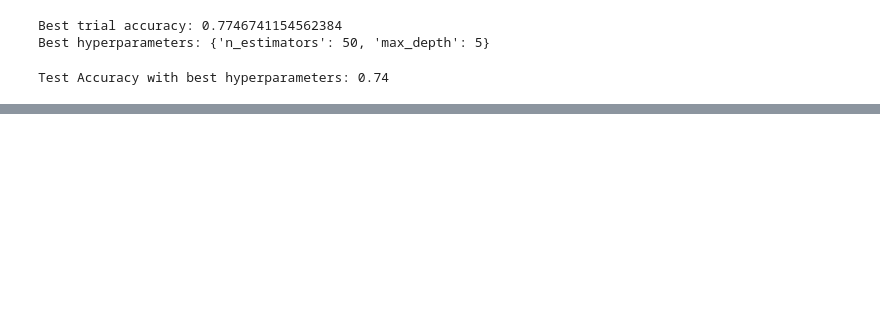
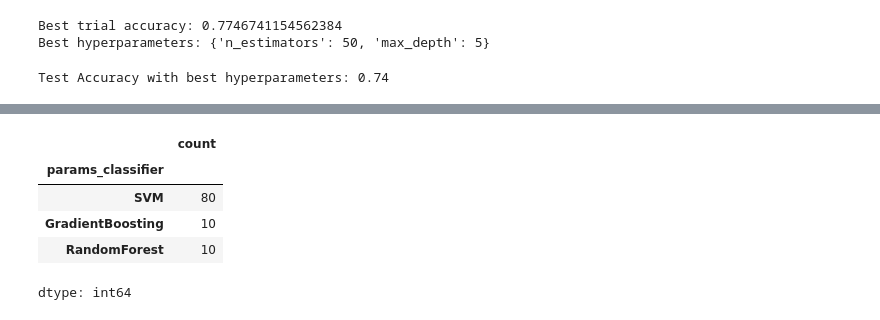
Before and after one commit to Swapn2/PyTorch, a Jupyter notebook: hyperparameter_tunning_bayesian.ipynb, the cells around one changed output, grey strips where cells are left out. Drawn from its saved outputs; the diff is of its cells as text; code cells hidden in the pictures; blank space fills up the shorter version.

```diff
--- a/hyperparameter_tunning_bayesian.ipynb
+++ b/hyperparameter_tunning_bayesian.ipynb
@@ -348,0 +450,9 @@ plot_param_importances(study).show()
+# %%
+study.trials_dataframe()['params_classifier'].value_counts()
+# %% [output]
+|  | count |
+| params_classifier |  |
+| SVM | 80 |
+| GradientBoosting | 10 |
+| RandomForest | 10 |
+dtype: int64
```
Also changed, not shown: parts of 7 cells of this notebook.
